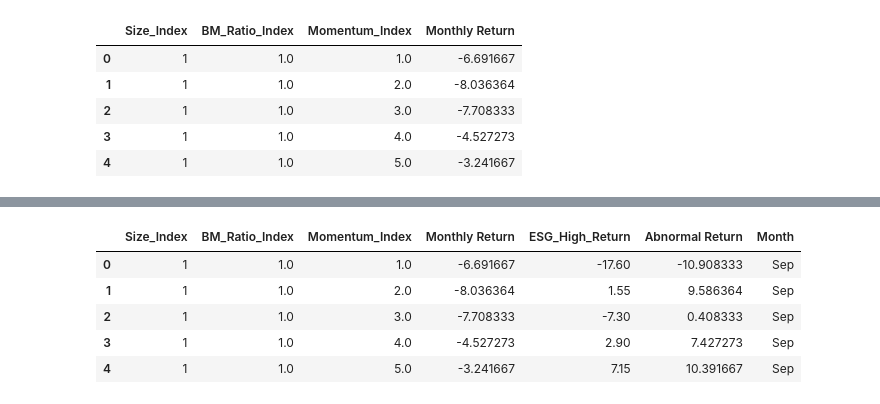
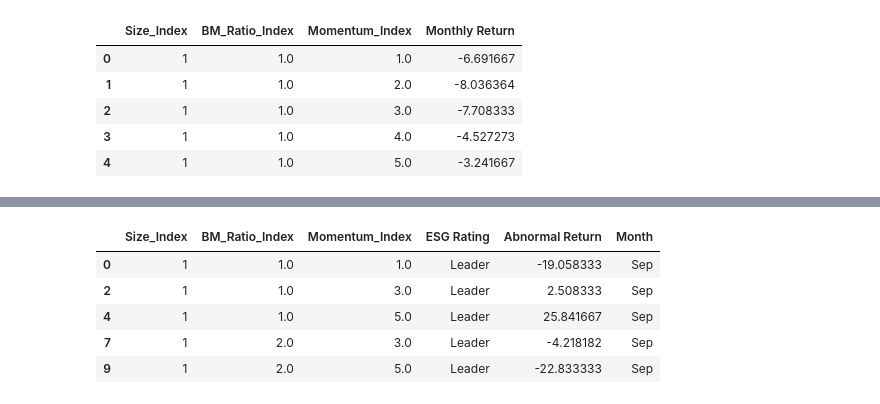
Before and after one commit to sunshineluyao/ESG_with_benchmark, a Jupyter notebook: Categorization/ESG_Categorization_Sep.ipynb, the cells around one changed output, grey strips where cells are left out. Cells and saved outputs as stored; diff of their text form; code cells hidden in the pictures.

```diff
--- a/Categorization/ESG_Categorization_Sep.ipynb
+++ b/Categorization/ESG_Categorization_Sep.ipynb
@@ -239,4 +250,6 @@ df_Sep_Overview_Benchmark.head()
 # %%
-df_Sep_Overview_Benchmark['Abnormal Return']=df_Sep_Overview_Benchmark['ESG_High_Return']-df_Sep_Overview_Benchmark['Monthly Return']
+df_Sep_Overview_Benchmark['Leader Monthly Return']= df_Sep_Overveiw_Leader_Mean['Monthly Return']
+df_Sep_Overview_Benchmark['Laggard Monthly Return']= df_Sep_Overveiw_Laggard_Mean['Monthly Return']
+df_Sep_Overview_Benchmark['Average Monthly Return']= df_Sep_Overveiw_Average_Mean['Monthly Return']
 df_Sep_Overview_Benchmark.head()
 # %% [output]
@@ -248,0 +262,5 @@ df_Sep_Overview_Benchmark.head()
+# %%
+df_Sep_Overview_Benchmark['Leader Abnormal Return']=df_Sep_Overview_Benchmark['Leader Monthly Return']-df_Sep_Overview_Benchmark['Monthly Return']
+df_Sep_Overview_Benchmark['Laggard Abnormal Return']=df_Sep_Overview_Benchmark['Laggard Monthly Return']-df_Sep_Overview_Benchmark['Monthly Return']
+df_Sep_Overview_Benchmark['Average Abnormal Return']=df_Sep_Overview_Benchmark['Average Monthly Return']-df_Sep_Overview_Benchmark['Monthly Return']
+df_Sep_Overview_Benchmark.head()
@@ -248,0 +274,5 @@ df_Sep_Overview_Benchmark.head()
+# %%
+###unpivot the table
+df_Sep_AR = df_Sep_Overview_Benchmark.melt(id_vars=['Size_Index', 'BM_Ratio_Index',	'Momentum_Index'], value_vars=['Leader Abnormal Return', 'Laggard Abnormal Return','Average Abnormal Return'],var_name='ESG Rating', value_name='Abnormal Return')
+df_Sep_AR=df_Sep_AR.dropna()
+df_Sep_AR.head()
@@ -248,0 +286,3 @@ df_Sep_Overview_Benchmark.head()
+# %%
+df_Sep_AR['ESG Rating']=df_Sep_AR['ESG Rating'].apply(lambda x:'Leader' if x=='Leader Abnormal Return' else 'Laggard' if x=='Laggard Abnormal Return' else 'Average' )
+df_Sep_AR.head()
@@ -249,13 +296,13 @@ df_Sep_Overview_Benchmark.head()
 # %%
-df_Sep_Overview_Benchmark['Month']='Sep'
-df_Sep_Overview_Benchmark.head()
+df_Sep_AR['Month']='Sep'
+df_Sep_AR.head()
 # %% [output]
-|  | Size_Index | BM_Ratio_Index | Momentum_Index | Monthly Return | ESG_High_Return | Abnormal Return | Month |
-| 0 | 1 | 1.0 | 1.0 | -6.691667 | -17.60 | -10.908333 | Sep |
-| 1 | 1 | 1.0 | 2.0 | -8.036364 | 1.55 | 9.586364 | Sep |
-| 2 | 1 | 1.0 | 3.0 | -7.708333 | -7.30 | 0.408333 | Sep |
-| 3 | 1 | 1.0 | 4.0 | -4.527273 | 2.90 | 7.427273 | Sep |
-| 4 | 1 | 1.0 | 5.0 | -3.241667 | 7.15 | 10.391667 | Sep |
+|  | Size_Index | BM_Ratio_Index | Momentum_Index | ESG Rating | Abnormal Return | Month |
+| 0 | 1 | 1.0 | 1.0 | Leader | -19.058333 | Sep |
+| 2 | 1 | 1.0 | 3.0 | Leader | 2.508333 | Sep |
+| 4 | 1 | 1.0 | 5.0 | Leader | 25.841667 | Sep |
+| 7 | 1 | 2.0 | 3.0 | Leader | -4.218182 | Sep |
+| 9 | 1 | 2.0 | 5.0 | Leader | -22.833333 | Sep |
 # %%
 import plotly.express as px
 # %%
```
Also changed, not shown: parts of 21 cells of this notebook.
